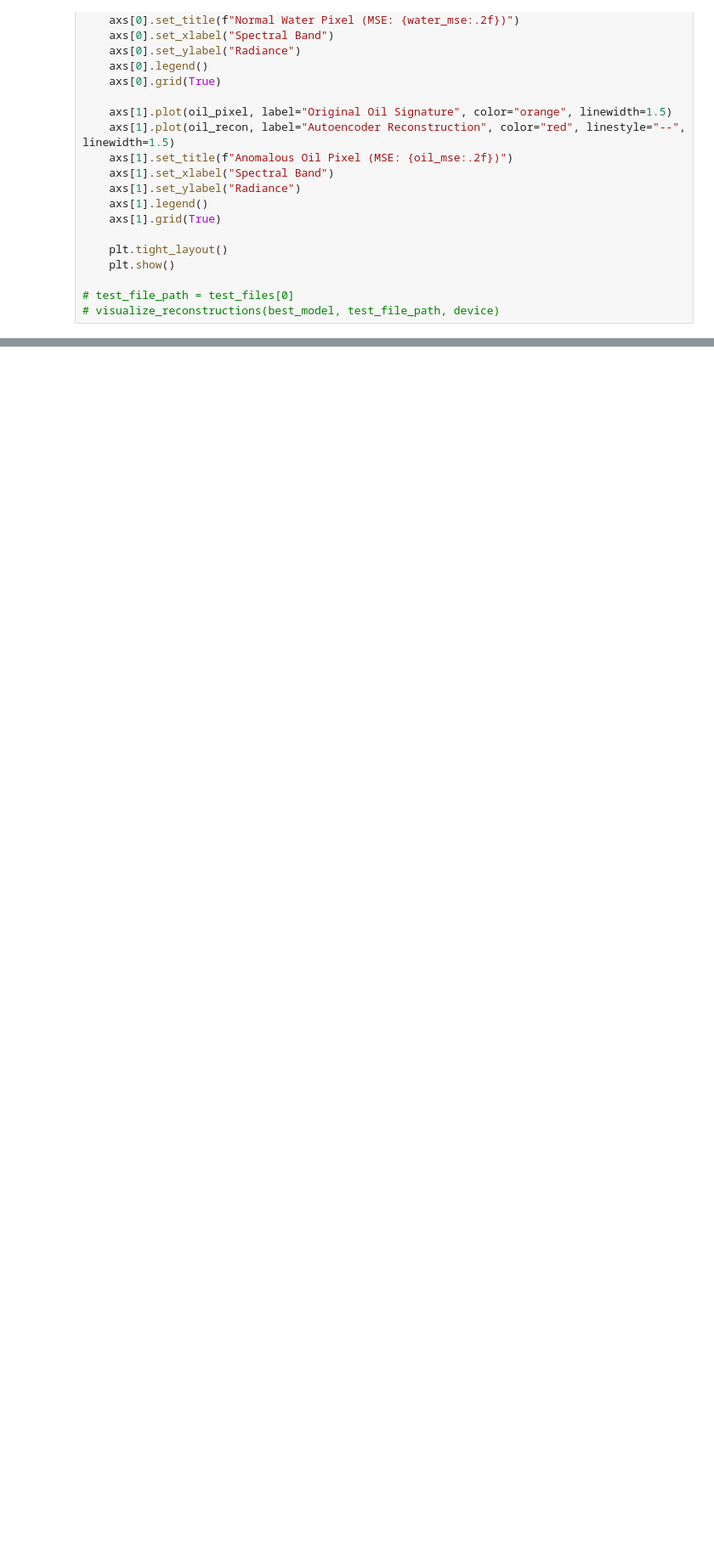
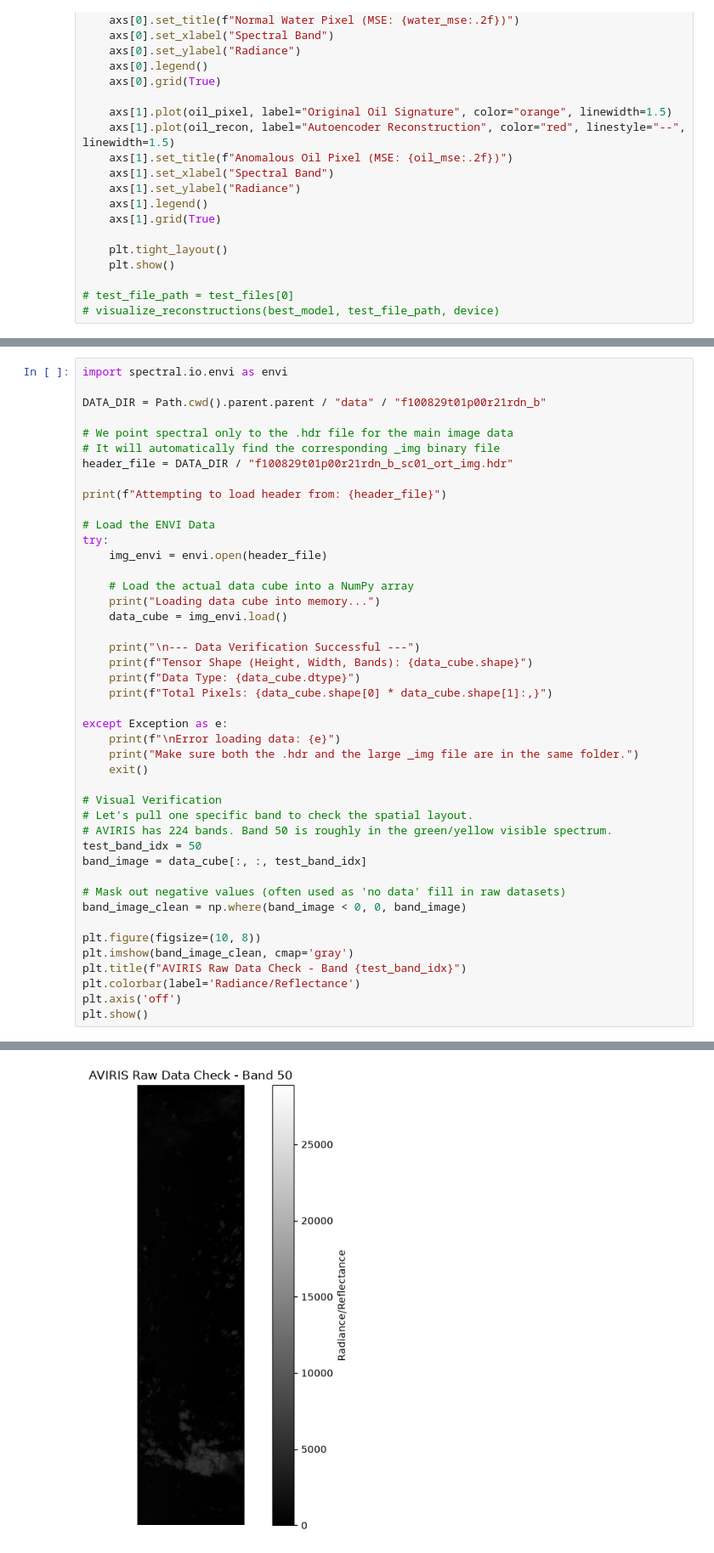
Before and after one commit to wang-yuancheng/mini-projects, a Jupyter notebook: oil-spill-detection/train.ipynb, the cells around one changed output, grey strips where cells are left out. Shown at 85% size. Drawn from its saved outputs; the diff is of its cells as text; blank space fills up the shorter version.

Commit message:
Load more data

```diff
--- a/oil-spill-detection/train.ipynb
+++ b/oil-spill-detection/train.ipynb
@@ -365,0 +414,45 @@ def visualize_reconstructions(model, file_path, device):
+# %%
+import spectral.io.envi as envi
+
+DATA_DIR = Path.cwd().parent.parent / "data" / "f100829t01p00r21rdn_b"
+
+# We point spectral only to the .hdr file for the main image data
+# It will automatically find the corresponding _img binary file
+header_file = DATA_DIR / "f100829t01p00r21rdn_b_sc01_ort_img.hdr"
+
+print(f"Attempting to load header from: {header_file}")
+
+# Load the ENVI Data
+try:
+    img_envi = envi.open(header_file)
+
+    # Load the actual data cube into a NumPy array
+    print("Loading data cube into memory...")
+    data_cube = img_envi.load()
+
+    print("\n--- Data Verification Successful ---")
+    print(f"Tensor Shape (Height, Width, Bands): {data_cube.shape}")
+    print(f"Data Type: {data_cube.dtype}")
+    print(f"Total Pixels: {data_cube.shape[0] * data_cube.shape[1]:,}")
+
+except Exception as e:
+    print(f"\nError loading data: {e}")
+    print("Make sure both the .hdr and the large _img file are in the same folder.")
+    exit()
+
+# Visual Verification
+# Let's pull one specific band to check the spatial layout.
+# AVIRIS has 224 bands. Band 50 is roughly in the green/yellow visible spectrum.
+test_band_idx = 50
+band_image = data_cube[:, :, test_band_idx]
+
+# Mask out negative values (often used as 'no data' fill in raw datasets)
+band_image_clean = np.where(band_image < 0, 0, band_image)
+
+plt.figure(figsize=(10, 8))
+plt.imshow(band_image_clean, cmap='gray')
+plt.title(f"AVIRIS Raw Data Check - Band {test_band_idx}")
+plt.colorbar(label='Radiance/Reflectance')
+plt.axis('off')
+plt.show()
+# %% [output]
@@ -365,0 +466 @@ def visualize_reconstructions(model, file_path, device):
+[figure, added]
```
Also changed, not shown: parts of 9 cells of this notebook.
